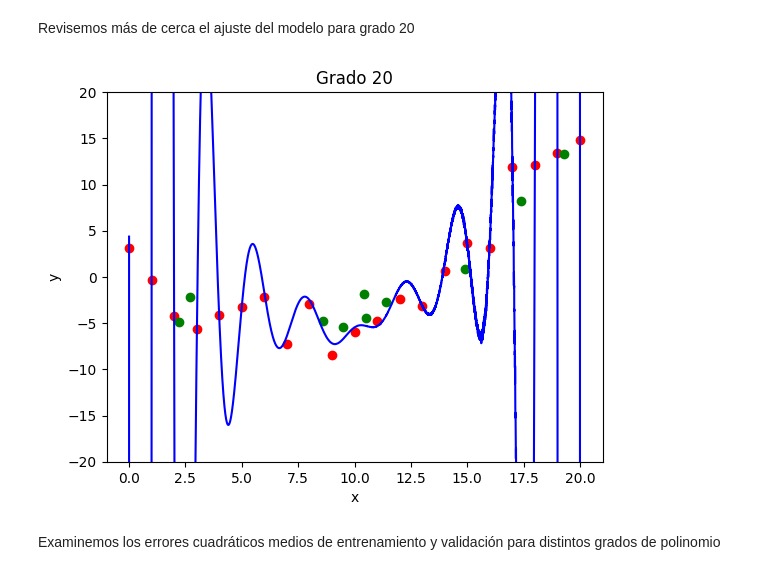
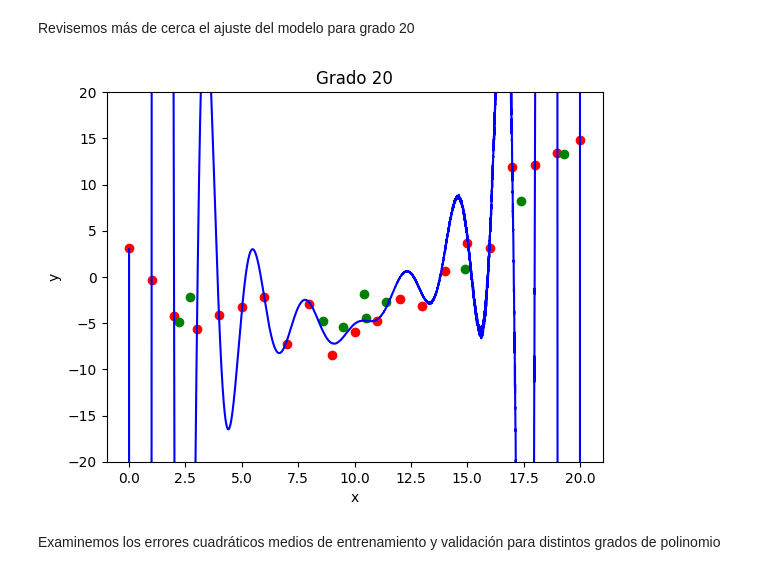
Before and after one commit to gibranfp/CursoAprendizajeAutomatizado, a Jupyter notebook: notebooks/2b_regularizacion.ipynb, the cells around one changed output. Saved outputs shown, nothing was run; the diff lists cells and outputs as text; code cells hidden in the pictures.

```diff
--- a/notebooks/2b_regularizacion.ipynb
+++ b/notebooks/2b_regularizacion.ipynb
@@ -89,19 +102,18 @@ Definimos función que entrena y evalúa modelos de regresión dados los datos
 def entrena_evalua(m, X_ent, y_ent, X_valid, y_valid, X_rango, grado):
   phi_X_ent = expol(X_ent, grado)
   phi_X_valid = expol(X_valid, grado)
+  phi_X_rango = expol(X_rango, grado)
 
   m.fit(phi_X_ent, y_ent)
 
   y_hat_ent = m.predict(phi_X_ent)
   y_hat_valid = m.predict(phi_X_valid)
-
-  phi_X_rango = expol(X_rango, grado)
   y_hat_rango = m.predict(phi_X_rango)
 
-  mse_ent = ecm(y_ent, y_hat_ent)
-  mse_valid = ecm(y_valid, y_hat_valid)
+  ecm_ent = ecm(y_ent, y_hat_ent)
+  ecm_valid = ecm(y_valid, y_hat_valid)
 
-  return y_hat_rango, mse_ent, mse_valid
+  return y_hat_rango, ecm_ent, ecm_valid
 # %% [markdown]
 Aplicamos expansión polinomial con diferentes grados a la entrada, ajustamos un modelo para cada expansión y evaluamos su rendimiento
 # %%
@@ -154,7 +168,13 @@ Generamos otra clase hija con esta solución
 class MinimosCuadradosQR(RegresionLineal):
   def _estima_parametros(self, X, y):
     q, r = np.linalg.qr(X)
-    self.parameters = np.linalg.inv(r) @ q.T @ y
+
+    # Más estable numéricamente y eficiente que invertir R es resolver
+    # Rθ = Q^T y
+    self.parameters = np.linalg.solve(r, q.T @ y)
+
+    # Equivalente pero menos recomendable numéricamente
+    # self.parameters = np.linalg.inv(r) @ (q.T @ y)
 # %% [markdown]
 Entrenamos modelos para diferentes expansiones polinomiales y los evalúamos
 # %%
@@ -180,23 +200,23 @@ plt.show()
 # %% [markdown]
 Revisemos más de cerca el ajuste del modelo para grado 20
 # %%
-y_hat_rango, mse_ent, mse_valid = entrena_evalua(MinimosCuadradosQR(),
+y_hat_rango, ecm_ent, ecm_valid = entrena_evalua(MinimosCuadradosQR(),
                                                  X_ent,
                                                  y_ent,
                                                  X_valid,
                                                  y_valid,
                                                  X_rango,
                                                  20)
 plt.plot(X_ent, y_ent, 'ro', label='Datos de entrenamiento')
 plt.plot(X_valid, y_valid, 'go', label='Datos de validación')
 plt.plot(X_rango, y_hat_rango, 'b', label='Modelo ajustado')
 plt.xlabel('x')
 plt.ylabel('y')
 plt.title('Grado 20')
 plt.ylim([-20, 20])
 plt.show()
 # %% [output]
-[figure, old version]
+[figure, new version]
 # %% [markdown]
 Examinemos los errores cuadráticos medios de entrenamiento y validación para distintos grados de polinomio
 # %%
```
Also changed, not shown: parts of 22 cells of this notebook.
